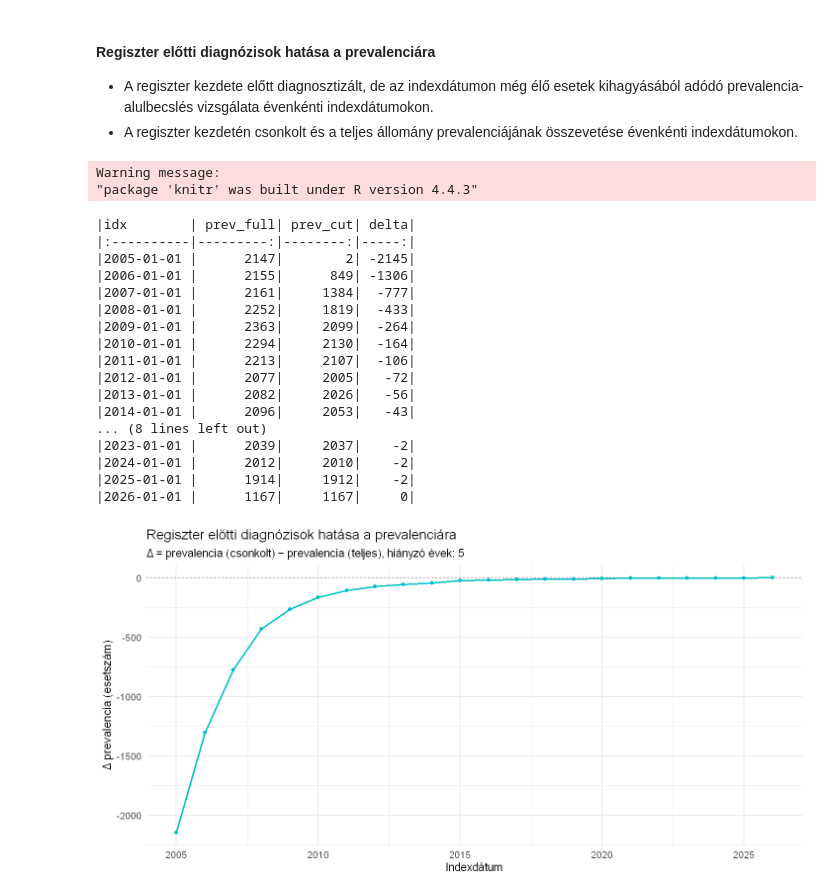
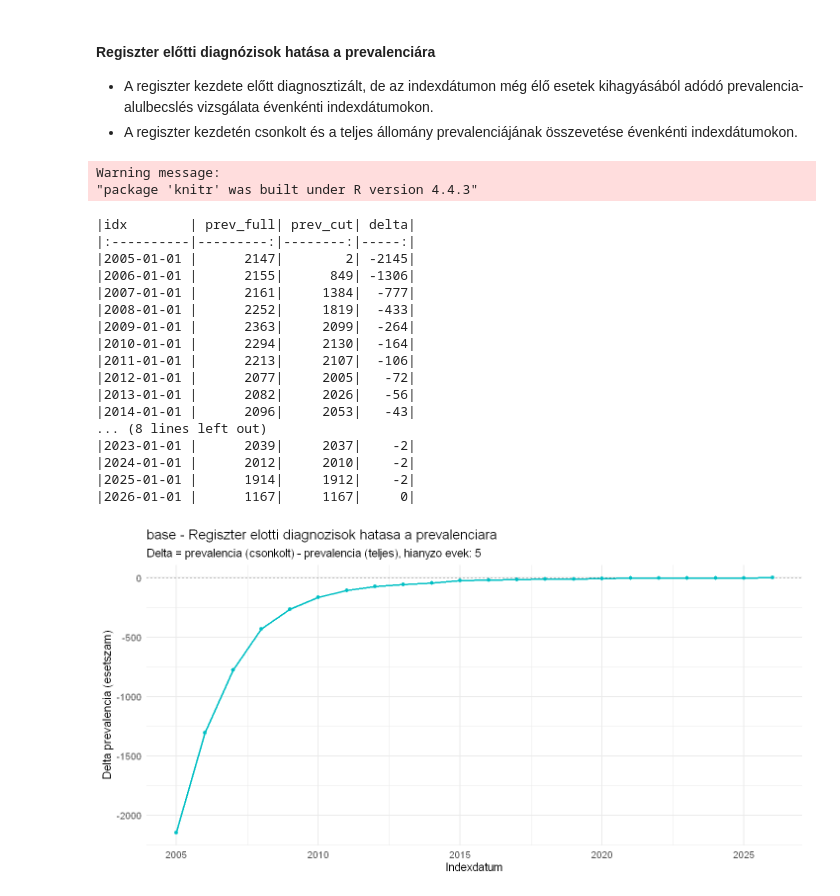
Before and after one commit to lrado1/rprev-ext, a Jupyter notebook: notebooks/synthetic_registry_yearly.ipynb, the cells around one changed output. Cells and saved outputs as stored; diff of their text form; code cells hidden in the pictures.

```diff
--- a/notebooks/synthetic_registry_yearly.ipynb
+++ b/notebooks/synthetic_registry_yearly.ipynb
@@ -814,80 +852,85 @@ The following object is masked from 'package:testthat':
 library(ggplot2)
 library(knitr)
 
-pre_registry_impact <- function(df_full, missing_years = 10, col = "#00BFC4") {
+pre_registry_impact <- function(data_list, missing_years = 10, col = "#00BFC4") {
 
-  # Csonkolás kezdőévének rögzítése (legkorábbi diagnózis + hiányzó évek)
-  d_diag_full <- as.Date(df_full$diagnosis_date_D)
-  start_year_full <- as.integer(format(min(d_diag_full, na.rm = TRUE), "%Y"))
-  cut_start_year <- start_year_full + missing_years
-  cut_start_date <- as.Date(sprintf("%04d-01-01", cut_start_year))
+  options(repr.plot.width = 12, repr.plot.height = 6)
 
-  # Csonkolt állomány: regiszter kezdete előtti diagnózisok elhagyása
-  keep <- d_diag_full >= cut_start_date
+  out <- lapply(names(data_list), function(nm) {
+    df_full <- data_list[[nm]]
 
-  # Dátumvektorok (teljes vs csonkolt)
-  d_full_evt <- as.Date(df_full$true_event_date_F_true)
-  d_full_fu  <- as.Date(df_full$last_followup_date_F)
+    d_diag_full <- as.Date(df_full$diagnosis_date_D)
+    start_year_full <- as.integer(format(min(d_diag_full, na.rm = TRUE), "%Y"))
+    cut_start_year <- start_year_full + missing_years
+    cut_start_date <- as.Date(sprintf("%04d-01-01", cut_start_year))
 
-  d_cut_diag <- d_diag_full[keep]
-  d_cut_evt  <- d_full_evt[keep]
+    keep <- d_diag_full >= cut_start_date
 
-  # Éves indexdátumok
-  end_year <- as.integer(format(max(d_full_fu, na.rm = TRUE), "%Y"))
-  index_dates <- as.Date(sprintf("%04d-01-01", seq.int(cut_start_year, end_year)))
+    d_full_evt <- as.Date(df_full$true_event_date_F_true)
+    d_full_fu  <- as.Date(df_full$last_followup_date_F)
 
-  # Táblázat: teljes prevalencia, csonkolt prevalencia, Δ
-  tab <- do.call(rbind, lapply(index_dates, function(idx) {
-    prev_full <- sum((d_diag_full <= idx) & (d_full_evt > idx), na.rm = TRUE)
-    prev_cut  <- sum((d_cut_diag  <= idx) & (d_cut_evt  > idx), na.rm = TRUE)
-    data.frame(
-      idx = idx,
-      prev_full = prev_full,
-      prev_cut = prev_cut,
-      delta = prev_cut - prev_full
-    )
-  }))
+    d_cut_diag <- d_diag_full[keep]
+    d_cut_evt  <- d_full_evt[keep]
 
-  # Ábra: Δ idősor
-  p <- ggplot(tab, aes(x = idx, y = delta)) +
-    geom_hline(yintercept = 0, linetype = "dashed", color = "grey50") +
-    geom_line(color = col, linewidth = 1.1) +
-    geom_point(color = col, size = 2) +
-    theme_minimal(base_size = 14) +
-    labs(
-      title = "Regiszter előtti diagnózisok hatása a prevalenciára",
-      subtitle = paste0("Δ = prevalencia (csonkolt) − prevalencia (teljes), hiányzó évek: ", missing_years),
-      x = "Indexdátum",
-      y = "Δ prevalencia (esetszám)"
-    )
+    end_year <- as.integer(format(max(d_full_fu, na.rm = TRUE), "%Y"))
+    index_dates <- as.Date(sprintf("%04d-01-01", seq.int(cut_start_year, end_year)))
 
-  print(p)
-  print(knitr::kable(tab, digits = 1))
+    tab <- do.call(rbind, lapply(index_dates, function(idx) {
+      prev_full <- sum((d_diag_full <= idx) & (d_full_evt > idx), na.rm = TRUE)
+      prev_cut  <- sum((d_cut_diag  <= idx) & (d_cut_evt  > idx), na.rm = TRUE)
+      data.frame(
+        idx = idx,
+        prev_full = prev_full,
+        prev_cut = prev_cut,
+        delta = prev_cut - prev_full
+      )
+    }))
 
-  invisible(list(table = tab, plot = p))
+    p <- ggplot2::ggplot(tab, ggplot2::aes(x = idx, y = delta)) +
+      ggplot2::geom_hline(yintercept = 0, linetype = "dashed", color = "grey50") +
+      ggplot2::geom_line(color = col, linewidth = 1.1) +
+      ggplot2::geom_point(color = col, size = 2) +
+      ggplot2::theme_minimal(base_size = 14) +
+      ggplot2::labs(
+        title = paste0(nm, " - Regiszter elotti diagnozisok hatasa a prevalenciara"),
+        subtitle = paste0("Delta = prevalencia (csonkolt) - prevalencia (teljes), hianyzo evek: ", missing_years),
+        x = "Indexdatum",
+        y = "Delta prevalencia (esetszam)"
+      )
+
+    print(p)
+    print(knitr::kable(tab, digits = 1))
+
+    list(table = tab, plot = p)
+  })
+
+  names(out) <- names(data_list)
+  invisible(out)
 }
 
-options(repr.plot.width = 12, repr.plot.height = 6)
-pre_reg_impact_results = pre_registry_impact(synthetic_registry, missing_years = 5)
+pre_reg_impact_results <- pre_registry_impact(
+  list(base = df_eda_base, higher_ltfu = df_eda_high_ltfu),
+  missing_years = 5
+)
 # write.csv(pre_reg_impact_results$table, "prevalence_summary.csv", row.names = FALSE)
 # %% [output]
 Warning message:
 "package 'knitr' was built under R version 4.4.3"
 |idx        | prev_full| prev_cut| delta|
 |:----------|---------:|--------:|-----:|
 |2005-01-01 |      2147|        2| -2145|
 |2006-01-01 |      2155|      849| -1306|
 |2007-01-01 |      2161|     1384|  -777|
 |2008-01-01 |      2252|     1819|  -433|
 |2009-01-01 |      2363|     2099|  -264|
 |2010-01-01 |      2294|     2130|  -164|
 |2011-01-01 |      2213|     2107|  -106|
 |2012-01-01 |      2077|     2005|   -72|
 |2013-01-01 |      2082|     2026|   -56|
 |2014-01-01 |      2096|     2053|   -43|
 ... (8 lines left out)
 |2023-01-01 |      2039|     2037|    -2|
 |2024-01-01 |      2012|     2010|    -2|
 |2025-01-01 |      1914|     1912|    -2|
 |2026-01-01 |      1167|     1167|     0|
-[figure, old version]
+[figure, new version]
```
Also changed, not shown: parts of 5 cells of this notebook.
